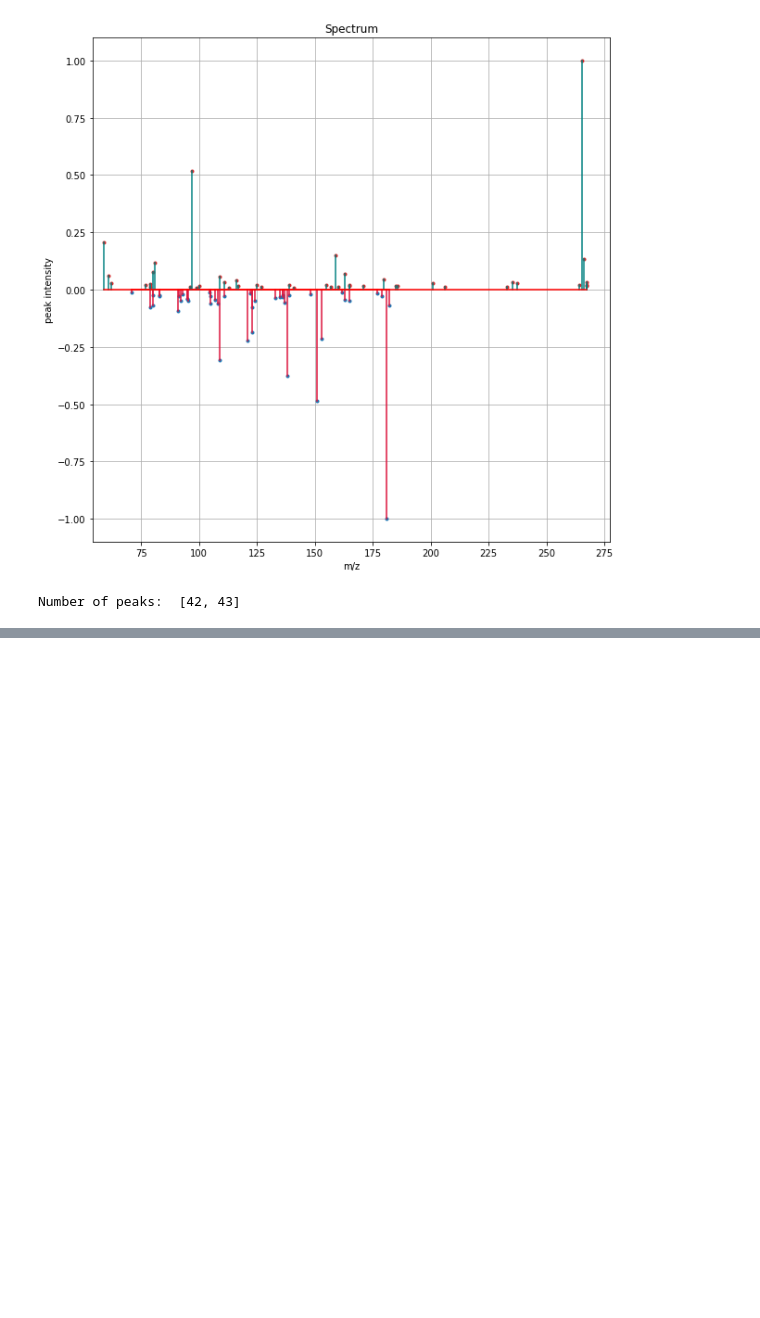
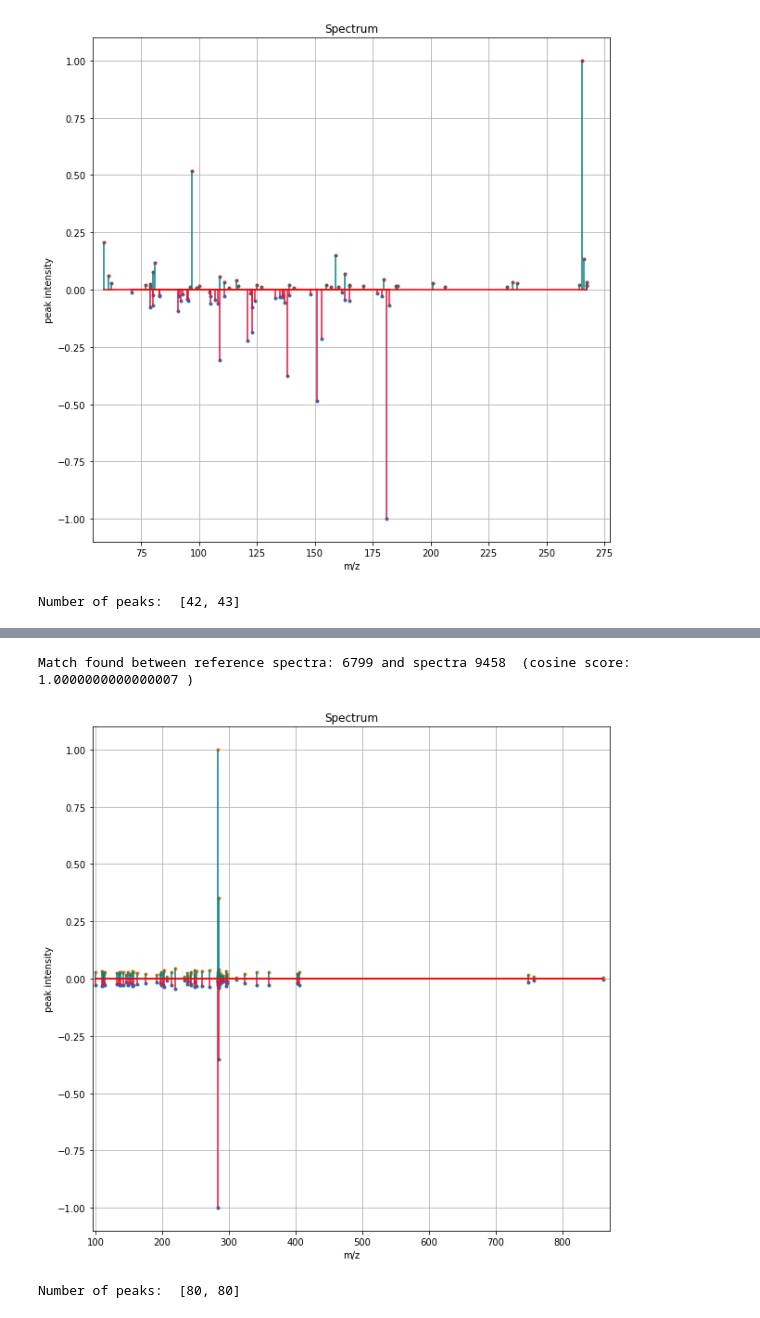
Before and after one commit to florian-huber/SeSiMe, a Jupyter notebook: notebooks/Spec2Vec-compare_MS-MS_datasets.ipynb, the cells around one changed output, grey strips where cells are left out. Cells and saved outputs as stored; diff of their text form; code cells hidden in the pictures; blank space fills up the shorter version.

```diff
--- a/notebooks/Spec2Vec-compare_MS-MS_datasets.ipynb
+++ b/notebooks/Spec2Vec-compare_MS-MS_datasets.ipynb
@@ -443,0 +539,13 @@ Number of peaks:  [42, 43]
+# %%
+ID = 3000
+max_score = max(find_precursor_matches_confirmed[ID][3])
+ID_best_score = find_precursor_matches_confirmed[ID][3].index(max_score)
+
+ID1 = find_precursor_matches_confirmed[ID][0]
+ID2 = find_precursor_matches_confirmed[ID][2][ID_best_score]
+print("Match found between reference spectra:", ID1, "and spectra", ID2, " (cosine score:", max_score,")")
+compare_spectra(spectra[ID1],spectra_ref[ID2], min_mz = None, max_mz = None)
+# %% [output]
+Match found between reference spectra: 6799 and spectra 9458  (cosine score: 1.0000000000000007 )
+[figure, added]
+Number of peaks:  [80, 80]
```
Also changed, not shown: parts of 10 cells of this notebook.
